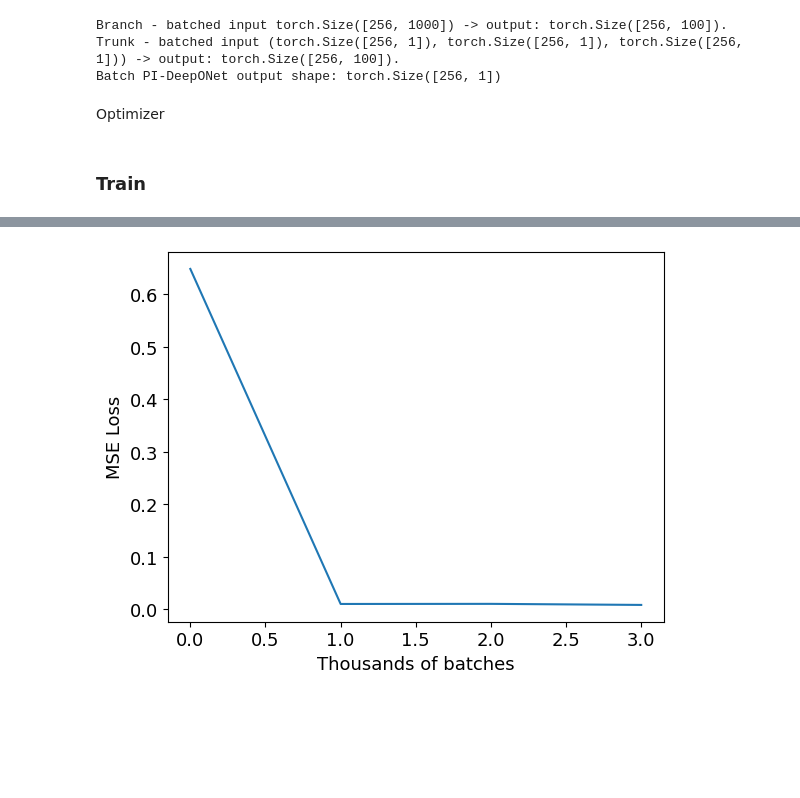
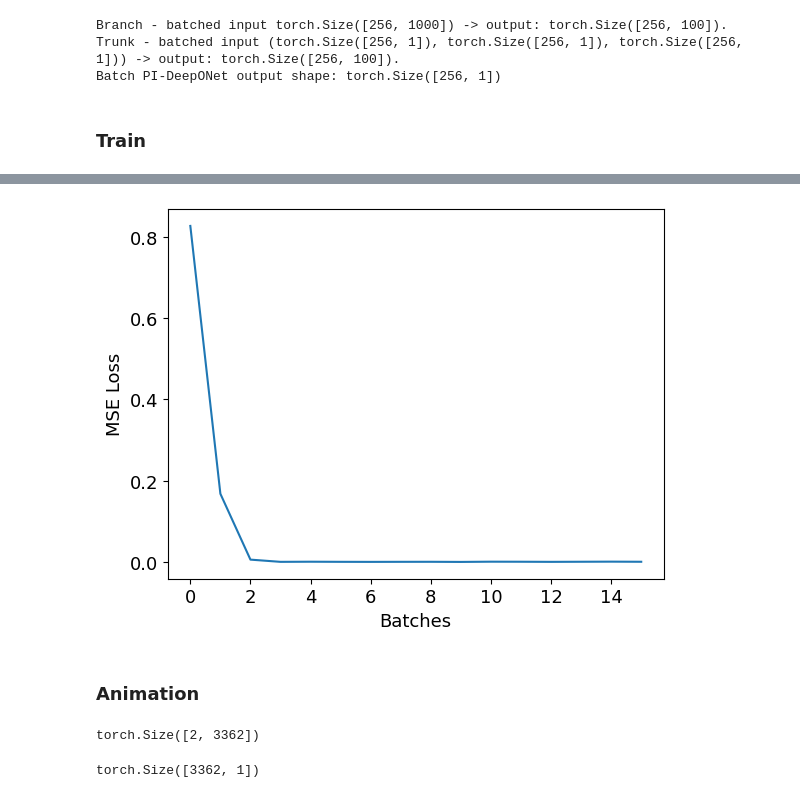
Before and after one commit to LucasMSpereira/acousticPINNs, a Jupyter notebook: python/DeepONet.ipynb, the cells around one changed output, grey strips where cells are left out. Cells and saved outputs as stored; diff of their text form; code cells hidden in the pictures; blank space fills up the shorter version.

Commit message:
deeponet animation

```diff
--- a/python/DeepONet.ipynb
+++ b/python/DeepONet.ipynb
@@ -178,5 +191,3 @@ print(f"Batch PI-DeepONet output shape: {modelOut.shape}")
 Branch - batched input torch.Size([256, 1000]) -> output: torch.Size([256, 100]).
 Trunk - batched input (torch.Size([256, 1]), torch.Size([256, 1]), torch.Size([256, 1])) -> output: torch.Size([256, 100]).
 Batch PI-DeepONet output shape: torch.Size([256, 1])
-# %% [markdown]
-Optimizer
@@ -201,16 +210,31 @@ def train_loop(dataloader, deepONet, loss_fn, optimizer, epochAmount):
             loss.backward()
             optimizer.step()
             optimizer.zero_grad()
-            if batch % 1000 == 0: # occasional print
+            if batch % 250 == 0: # log value
                 currentLoss = loss.item()
-                print("loss: {:.4e}  [{:n}/{:n}]".format(currentLoss, batch, len(dataloader)))
                 lossHist.append(currentLoss)
+                if batch % 1000 == 0: # occasional print
+                    print("loss: {:.4e}  [{:n}/{:n}]".format(currentLoss, batch, len(dataloader)))
         plt.plot(lossHist)
-        plt.xlabel('Thousands of batches')
+        plt.xlabel('Batches')
         plt.ylabel('MSE Loss')
         plt.show()
 
-train_loop(dataloader, model, torch.nn.functional.mse_loss, opt, 1);
+del model
+
+model = PI_deepONet(
+    branchNet(nSensor, branchDepth, branchWidth),
+    trunkNet(trunkDepth, trunkWidth)
+)
+opt = torch.optim.SGD(model.parameters(), lr = 1e-3)
+train_loop(
+    torch.utils.data.DataLoader(acoustDataset(solEvalPoint, solutionValue),
+        batch_size = 256, shuffle = True, num_workers = 0
+    ),
+    model,
+    torch.nn.functional.mse_loss,
+    opt, 1
+);
 # %% [output]
 EPOCH   1
 
@@ -221 +245,35 @@ loss: 8.6013e-03  [3000/3907]
-[figure, old version]
+[figure, new version]
+# %% [markdown]
+### Animation
+# %%
+# create folder for vtu files
+folderName = datetime.now().strftime("%d-%H-%M-%S")
+os.mkdir(os.environ["desktopPath"] + f"\\vtkFiles\\animation\\DeepONetAnimation\\{folderName}")
+# standardization
+# m = sep.mean()
+# std = sep.std()
+# timesteps = torch.tensor(np.divide(np.linspace(1, 141, num = 141) - m, std))[:, None]
+# normNodeCoord = torch.tensor(np.divide(nodeCoord - m, std))[:, None]
+# unit normalization
+minimum = sep.min()
+newSep = sep - minimum
+maximum = newSep.max()
+timesteps = torch.tensor(np.divide(
+  np.linspace(1, 141, num = 141) - minimum, maximum
+))
+normNodeCoord = torch.tensor(np.divide(nodeCoord - minimum, maximum))
+meshSize = nodeCoord.shape[1] # number of nodes in mesh
+# (x, y) distances of all points to desired load location
+distToLoad = nodeCoord - np.tile(nodeCoord[:, 1984][:, None], (1, nodeCoord.shape[1]))
+# norms of distances of sensors to desired load location
+distToLoad = torch.norm(torch.tensor(distToLoad), 2, dim = 0)[loadNodeID]
+# sensor closest to desired load location
+closestSensor = torch.min(distToLoad, 0)[1].item()
+# branch network always receives the same initial condition
+# case as input. all batches have the size of the mesh, to draw
+# the entire pressure distribution in each timestep
+sampleCase = torch.zeros((meshSize, nSensor), dtype = torch.float32)
+sampleCase[:, closestSensor] = load
+# %% [output]
+torch.Size([2, 3362])
+torch.Size([3362, 1])
```
Also changed, not shown: parts of 5 cells of this notebook.
